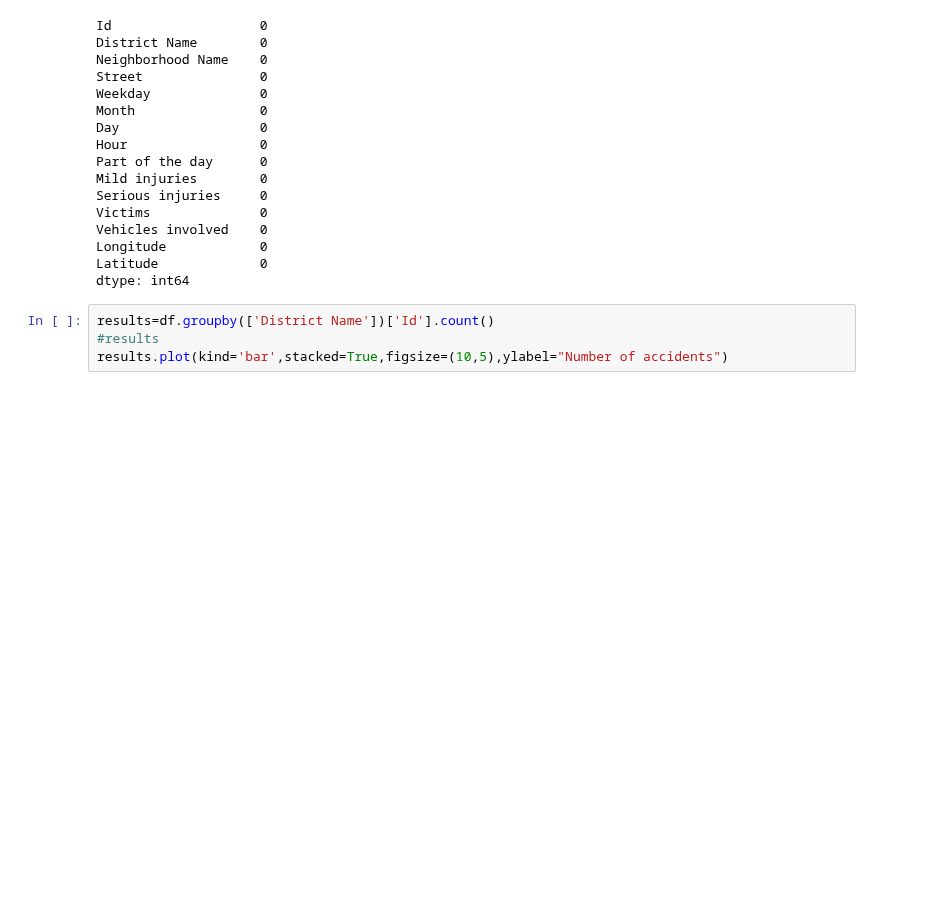
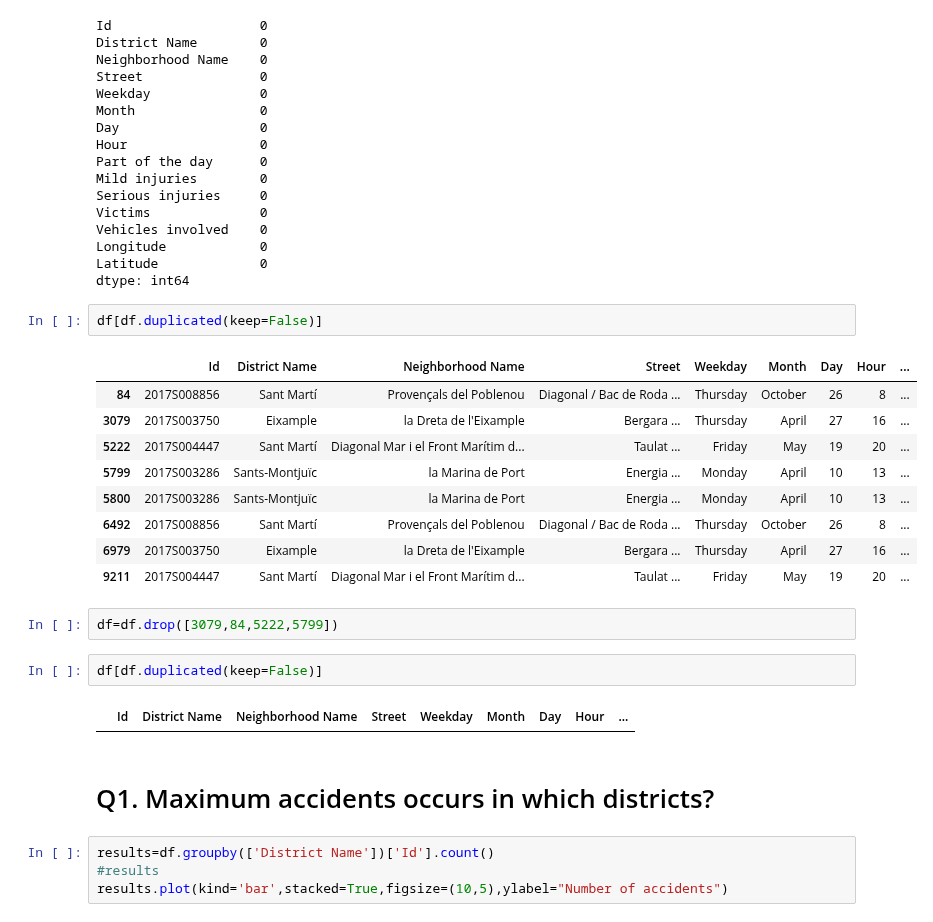
Before and after one commit to litu702/Accident_data_2017, a Jupyter notebook: Acciedent_Data_2017_USA.ipynb, the cells around one changed output. Cells and saved outputs as stored; diff of their text form; blank space fills up the shorter version.

```diff
--- a/Acciedent_Data_2017_USA.ipynb
+++ b/Acciedent_Data_2017_USA.ipynb
@@ -64,6 +68,26 @@ Vehicles involved    0
 Longitude            0
 Latitude             0
 dtype: int64
+# %%
+df[df.duplicated(keep=False)]
+# %% [output]
+|  | Id | District Name | Neighborhood Name | Street | Weekday | Month | Day | Hour | ... |
+| 84 | 2017S008856 | Sant Martí | Provençals del Poblenou | Diagonal / Bac de Roda ... | Thursday | October | 26 | 8 | ... |
+| 3079 | 2017S003750 | Eixample | la Dreta de l'Eixample | Bergara ... | Thursday | April | 27 | 16 | ... |
+| 5222 | 2017S004447 | Sant Martí | Diagonal Mar i el Front Marítim d... | Taulat ... | Friday | May | 19 | 20 | ... |
+| 5799 | 2017S003286 | Sants-Montjuïc | la Marina de Port | Energia ... | Monday | April | 10 | 13 | ... |
+| 5800 | 2017S003286 | Sants-Montjuïc | la Marina de Port | Energia ... | Monday | April | 10 | 13 | ... |
+| 6492 | 2017S008856 | Sant Martí | Provençals del Poblenou | Diagonal / Bac de Roda ... | Thursday | October | 26 | 8 | ... |
+| 6979 | 2017S003750 | Eixample | la Dreta de l'Eixample | Bergara ... | Thursday | April | 27 | 16 | ... |
+| 9211 | 2017S004447 | Sant Martí | Diagonal Mar i el Front Marítim d... | Taulat ... | Friday | May | 19 | 20 | ... |
+# %%
+df=df.drop([3079,84,5222,5799])
+# %%
+df[df.duplicated(keep=False)]
+# %% [output]
+|  | Id | District Name | Neighborhood Name | Street | Weekday | Month | Day | Hour | ... |
+# %% [markdown]
+# Q1. Maximum accidents occurs in which districts?
 # %%
 results=df.groupby(['District Name'])['Id'].count()
 #results
```
Also changed, not shown: parts of 20 cells of this notebook.
